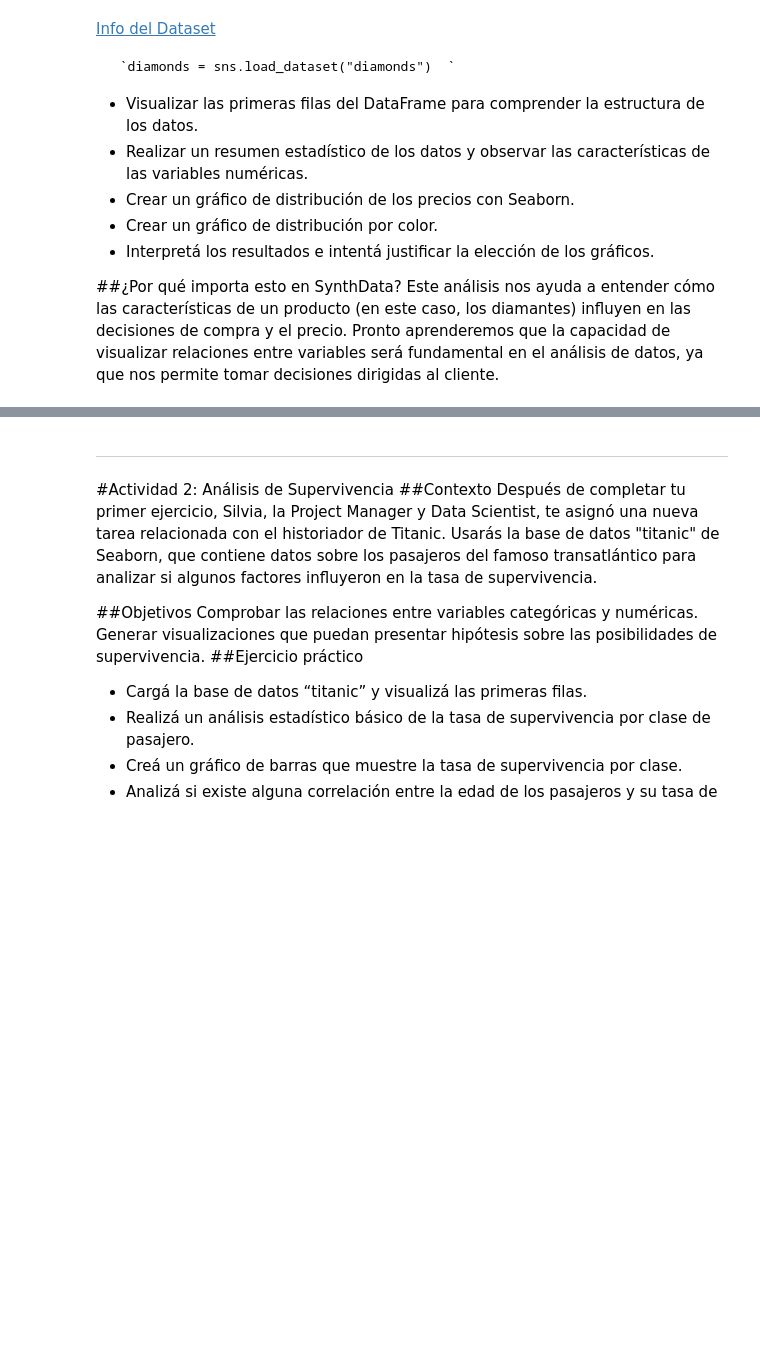
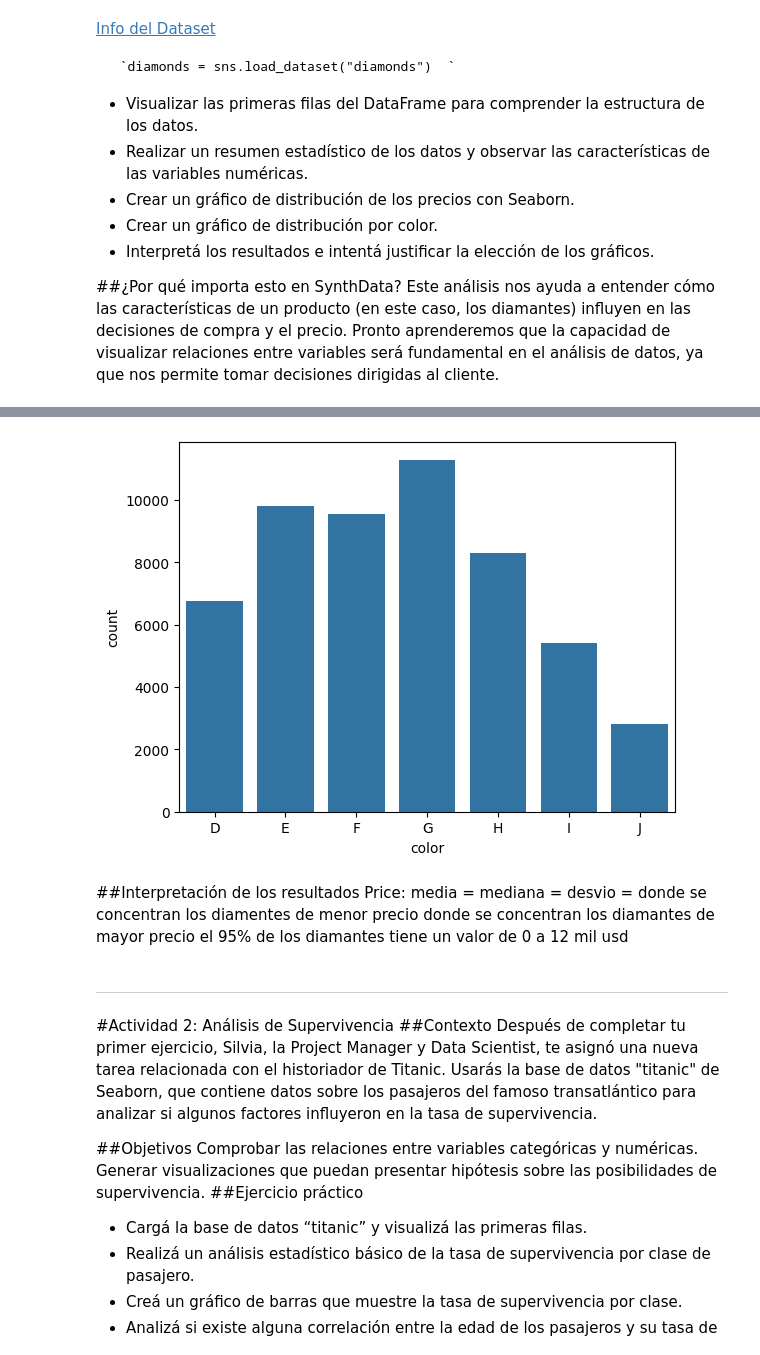
Before and after one commit to v0ltax/TT-2C2025-Data-Analitycs-Notebooks, a Jupyter notebook: _20_After_class_10/After_class_10_Actividades_1_y_2.ipynb, the cells around one changed output, grey strips where cells are left out. Drawn from its saved outputs; the diff is of its cells as text; code cells hidden in the pictures; blank space fills up the shorter version.

```diff
--- a/_20_After_class_10/After_class_10_Actividades_1_y_2.ipynb
+++ b/_20_After_class_10/After_class_10_Actividades_1_y_2.ipynb
@@ -47,3 +114,19 @@ completar...
+# %%
+# Crear un gráfico de distribución por color
+# puedo usar hist? o tendré que usar otro recurso?
+sns.countplot(x="color", data=diamonds)
+plt.show()
+# %% [output]
+[figure, added]
+# %% [markdown]
+##Interpretación de los resultados
+Price:
+media =
+mediana =
+desvio =
+donde se concentran los diamentes de menor precio
+donde se concentran los diamantes de mayor precio
+el 95% de los diamantes tiene un valor de 0 a 12 mil usd
 # %% [markdown]
 
 
```
Also changed, not shown: parts of 20 cells of this notebook.
